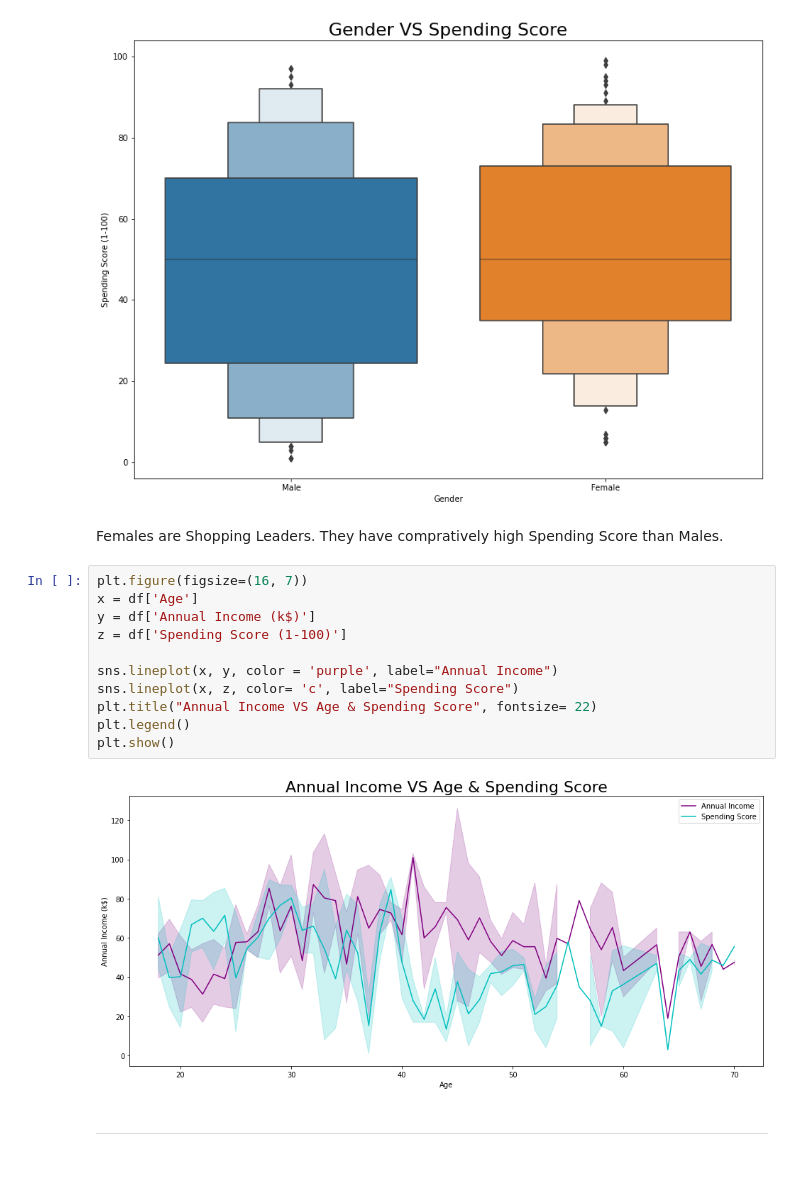
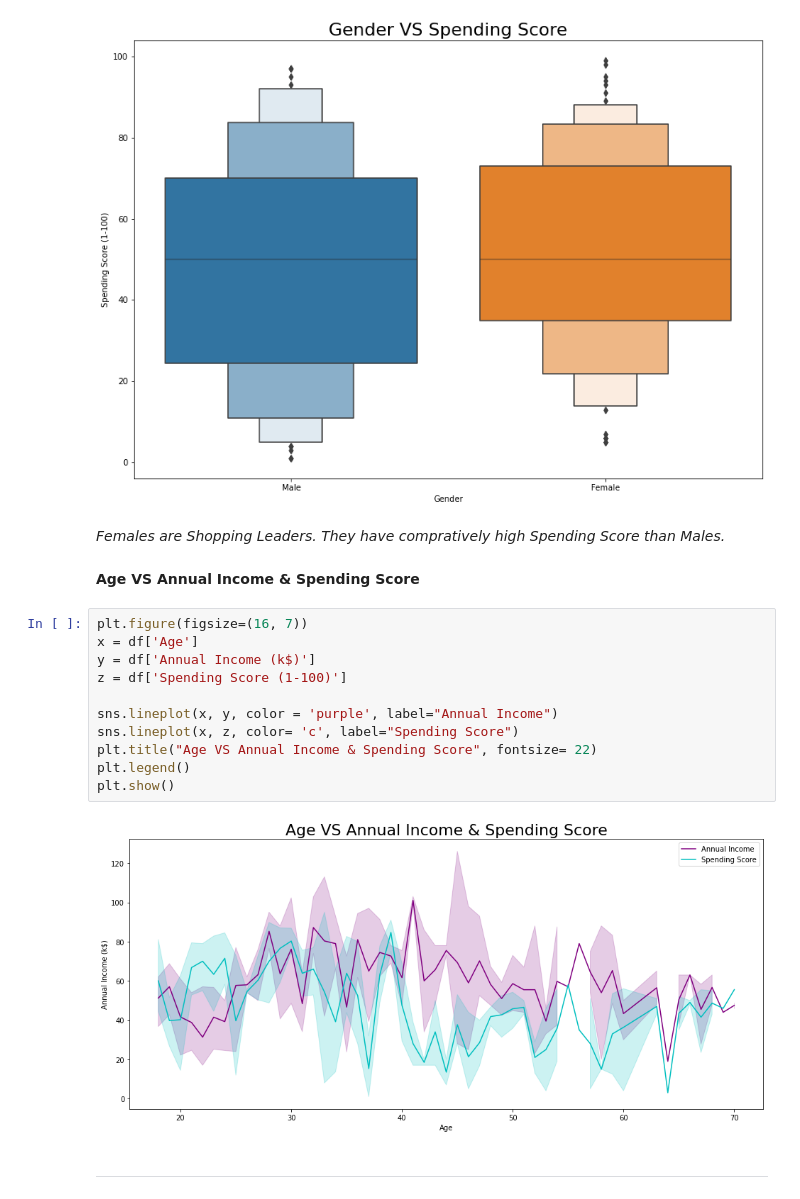
Before and after one commit to sanu4satyam/Capstone_Projects, a Jupyter notebook: Customer_Segmentation_Project.ipynb, the cells around one changed output. Drawn from its saved outputs; the diff is of its cells as text; blank space fills up the shorter version.

```diff
--- a/Customer_Segmentation_Project.ipynb
+++ b/Customer_Segmentation_Project.ipynb
@@ -193,20 +219,22 @@ plt.show()
 # %% [output]
 [figure]
 # %% [markdown]
-Females are Shopping Leaders. They have compratively high Spending Score than Males.
+*Females are Shopping Leaders. They have compratively high Spending Score than Males.*
+# %% [markdown]
+**Age VS Annual Income & Spending Score**
 # %%
 plt.figure(figsize=(16, 7))
 x = df['Age']
 y = df['Annual Income (k$)']
 z = df['Spending Score (1-100)']
 
 sns.lineplot(x, y, color = 'purple', label="Annual Income")
 sns.lineplot(x, z, color= 'c', label="Spending Score")
-plt.title("Annual Income VS Age & Spending Score", fontsize= 22)
+plt.title("Age VS Annual Income & Spending Score", fontsize= 22)
 plt.legend()
 plt.show()
 # %% [output]
-[figure, old version]
+[figure, new version]
 # %% [markdown]
 ***
 # %% [markdown]
```
Also changed, not shown: parts of 19 cells of this notebook.
